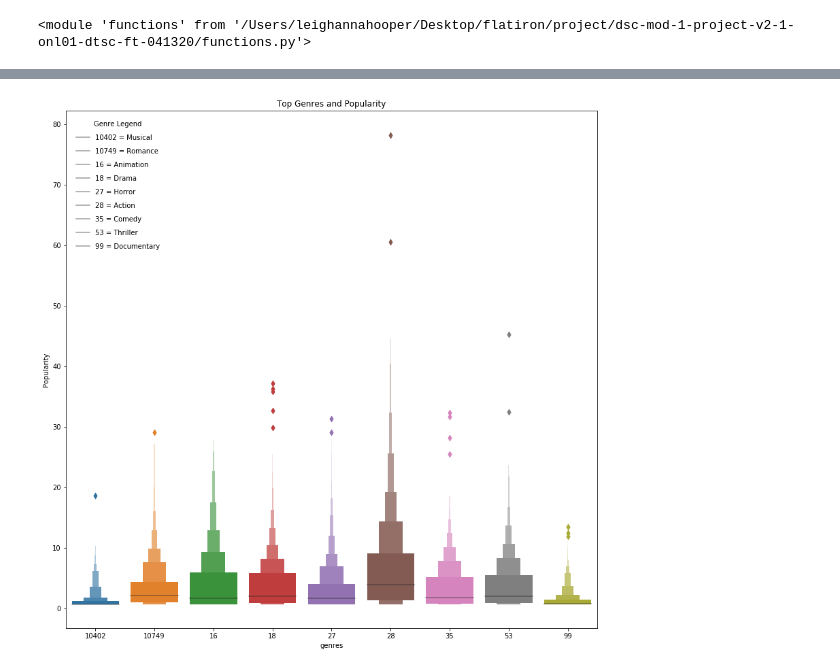
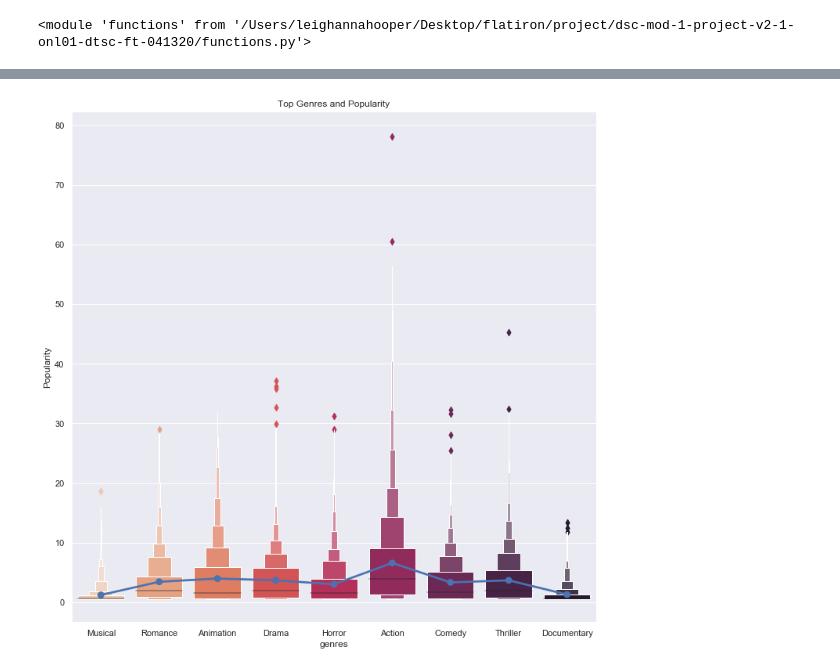
Before and after one commit to leighannajo/Microsoft-Movie-Studio---Mod-1-Project, a Jupyter notebook: Genre and Popularity Plotting.ipynb, the cells around one changed output, grey strips where cells are left out. Drawn from its saved outputs; the diff is of its cells as text; code cells hidden in the pictures.

Commit message:
last of the plotting - ready for notes

```diff
--- a/Genre and Popularity Plotting.ipynb
+++ b/Genre and Popularity Plotting.ipynb
@@ -2,6 +2,7 @@
 import pandas as pd
 import seaborn as sns
 import matplotlib.pyplot as plt
+sns.set()
 # %%
 from importlib import reload
 import functions as fun
@@ -50,18 +122,12 @@ ax.legend(loc='upper left', ncol=1, scatterpoints=1, frameon=False, labelspacing
 # %%
-fig, ax = plt.subplots(figsize = (14,14))
+fig, ax = plt.subplots(figsize = (12,12))
 ax.set_title('Top Genres and Popularity')
-sns.catplot(x='genres', y = 'Popularity', kind = 'boxen', data = dftop, ax=ax)
+sns.catplot(x='genres', y = 'Popularity', kind = 'boxen', data = dftop, palette="rocket_r", ax=ax)
 
-# get handles and labels from the data so you can edit them
-h,l = ax.get_legend_handles_labels()
-
-
-
-# keep same handles, edit labels with names of choice
-ax.legend(loc='upper left', ncol=1, scatterpoints=1, frameon=False, labelspacing=1, title='Genre Legend', fancybox=True, framealpha=1, shadow=True, borderpad=1,
-                   labels=['10402 = Musical', '10749 = Romance', '16 = Animation', '18 = Drama', '27 = Horror', '28 = Action', '35 = Comedy', '53 = Thriller', '99 = Documentary'])
+sns.pointplot(x='genres', y = 'Popularity', kind = 'boxen', data = dftop, ax=ax)
+ax.set_xticklabels(['Musical','Romance','Animation','Drama', 'Horror', 'Action', 'Comedy', 'Thriller', 'Documentary'])
 
 fig
 plt.close(2)
 # %% [output]
-[figure, old version]
+[figure, new version]
```
Also changed, not shown: parts of 21 cells of this notebook, 1 other file.
